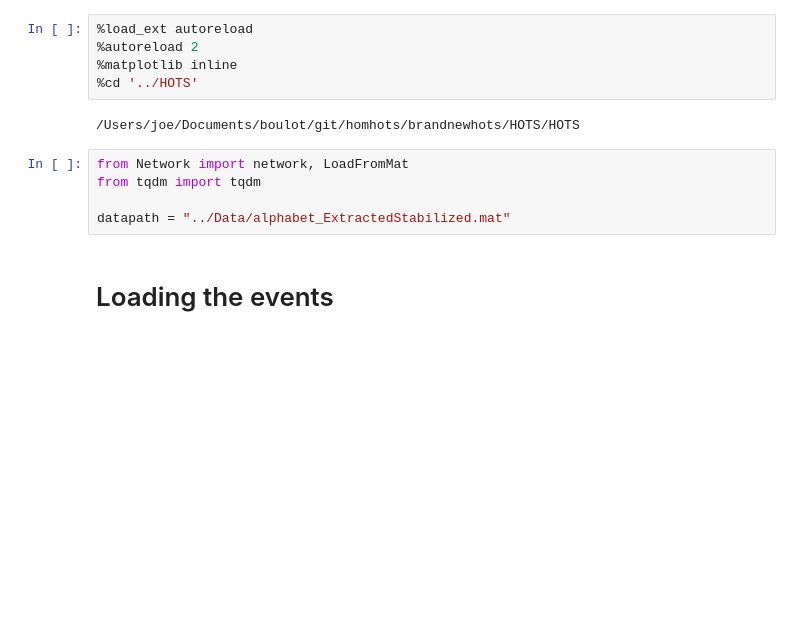
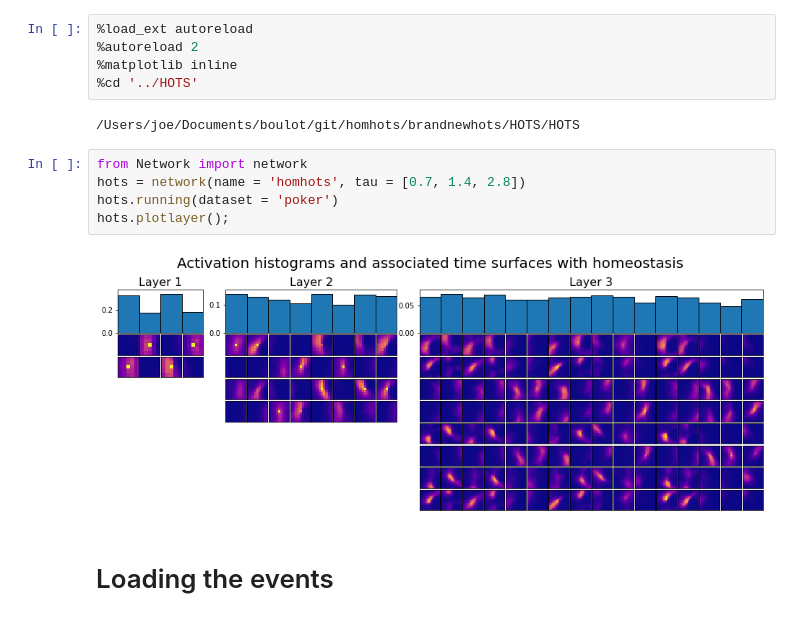
Before and after one commit to AntoineGrimaldi/HOTS, a Jupyter notebook: notebooks/BASICS_02_Training.Network.ipynb, the cells around one changed output. Cells and saved outputs as stored; diff of their text form; blank space fills up the shorter version.

```diff
--- a/notebooks/BASICS_02_Training.Network.ipynb
+++ b/notebooks/BASICS_02_Training.Network.ipynb
@@ -7,11 +7,13 @@
 %cd '../HOTS'
 # %% [output]
 /Users/joe/Documents/boulot/git/homhots/brandnewhots/HOTS/HOTS
-# %%
-from Network import network, LoadFromMat
-from tqdm import tqdm
-
-datapath = "../Data/alphabet_ExtractedStabilized.mat"
+# %%
+from Network import network
+hots = network(name = 'homhots', tau = [0.7, 1.4, 2.8])
+hots.running(dataset = 'poker')
+hots.plotlayer();
+# %% [output]
+[figure, added]
 # %% [markdown]
 # Loading the events
 # %%
```
Also changed, not shown: parts of 1 cell of this notebook, 7 other files.
